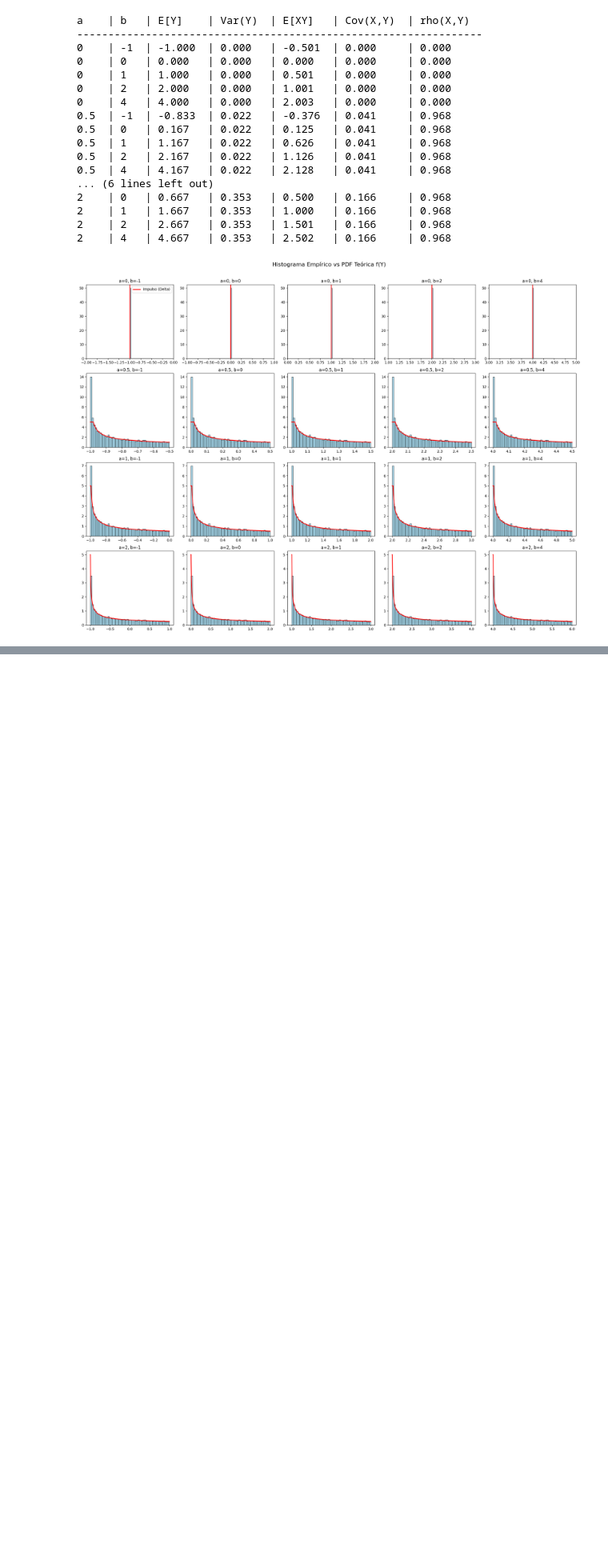
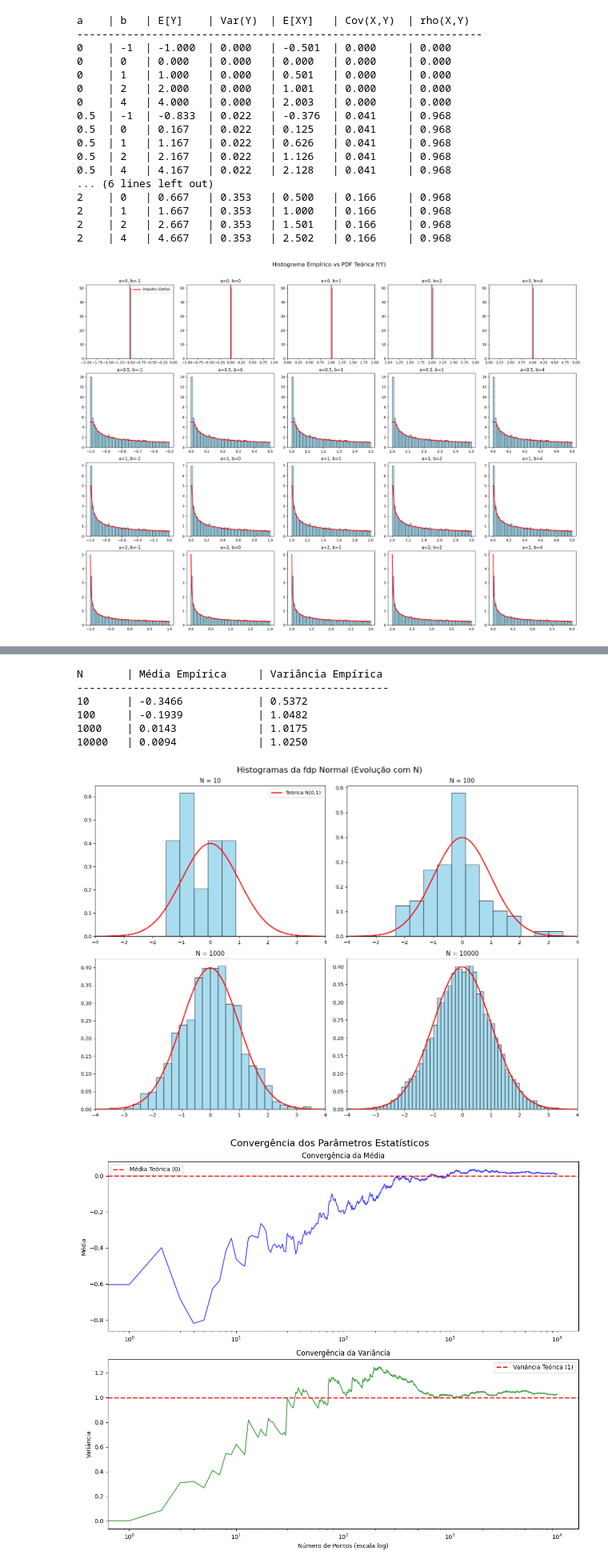
Before and after one commit to brunopaiva1/Aprendizado_nao_supervisionado, a Jupyter notebook: Lista1/Soma_Variaveis_Aleatorias.ipynb, the cells around one changed output, grey strips where cells are left out. Shown at 80% size. Cells and saved outputs as stored; diff of their text form; code cells hidden in the pictures; blank space fills up the shorter version.

```diff
--- a/Lista1/Soma_Variaveis_Aleatorias.ipynb
+++ b/Lista1/Soma_Variaveis_Aleatorias.ipynb
@@ -164,0 +199,68 @@ a    | b   | E[Y]    | Var(Y)  | E[XY]   | Cov(X,Y)  | rho(X,Y)
+# %%
+import numpy as np
+import matplotlib.pyplot as plt
+import scipy.stats as stats
+
+amostras = 10000
+N_pontos = [10, 100, 1000, 10000]
+
+X = np.random.normal(loc=0.0, scale=1.0, size=amostras)
+
+fig_hist, axs_hist = plt.subplots(2, 2, figsize=(14, 10))
+fig_hist.suptitle('Histogramas da fdp Normal (Evolução com N)', fontsize=16)
+
+for i, n in enumerate(N_pontos):
+    ax = axs_hist[i // 2, i % 2]
+    dados = X[:n]
+
+    ax.hist(dados, bins='auto', density=True, color='skyblue', edgecolor='black', alpha=0.7)
+    ax.set_title(f'N = {n}')
+    ax.set_xlim(-4, 4)
+
+    x_teo = np.linspace(-4, 4, 500)
+    pdf_teo = stats.norm.pdf(x_teo, 0, 1)
+    ax.plot(x_teo, pdf_teo, color='red', linewidth=2, label='Teórica N(0,1)')
+    if i == 0:
+        ax.legend()
+
+plt.tight_layout()
+
+print(f"{'N':<7} | {'Média Empírica':<18} | {'Variância Empírica'}")
+print("-" * 50)
+for n in N_pontos:
+    media_n = np.mean(X[:n])
+    var_n = np.var(X[:n])
+    print(f"{n:<7} | {media_n:<18.4f} | {var_n:.4f}")
+
+medias_acumuladas = [np.mean(X[:i]) for i in range(1, amostras + 1)]
+vars_acumuladas = [np.var(X[:i]) for i in range(1, amostras + 1)]
+
+fig_conv, axs_conv = plt.subplots(2, 1, figsize=(12, 10))
+fig_conv.suptitle('Convergência dos Parâmetros Estatísticos', fontsize=16)
+
+axs_conv[0].plot(medias_acumuladas, color='blue', alpha=0.7)
+axs_conv[0].axhline(0, color='red', linestyle='--', linewidth=2, label='Média Teórica (0)')
+axs_conv[0].set_title('Convergência da Média')
+axs_conv[0].set_ylabel('Média')
+axs_conv[0].set_xscale('log')
+axs_conv[0].legend()
+
+axs_conv[1].plot(vars_acumuladas, color='green', alpha=0.7)
+axs_conv[1].axhline(1, color='red', linestyle='--', linewidth=2, label='Variância Teórica (1)')
+axs_conv[1].set_title('Convergência da Variância')
+axs_conv[1].set_xlabel('Número de Pontos (escala log)')
+axs_conv[1].set_ylabel('Variância')
+axs_conv[1].set_xscale('log')
+axs_conv[1].legend()
+
+plt.tight_layout()
+plt.show()
+# %% [output]
+N       | Média Empírica     | Variância Empírica
+--------------------------------------------------
+10      | -0.3466            | 0.5372
+100     | -0.1939            | 1.0482
+1000    | 0.0143             | 1.0175
+10000   | 0.0094             | 1.0250
+[figure, added]
+[figure, added]
```
Also changed, not shown: parts of 5 cells of this notebook, 5 other files.
